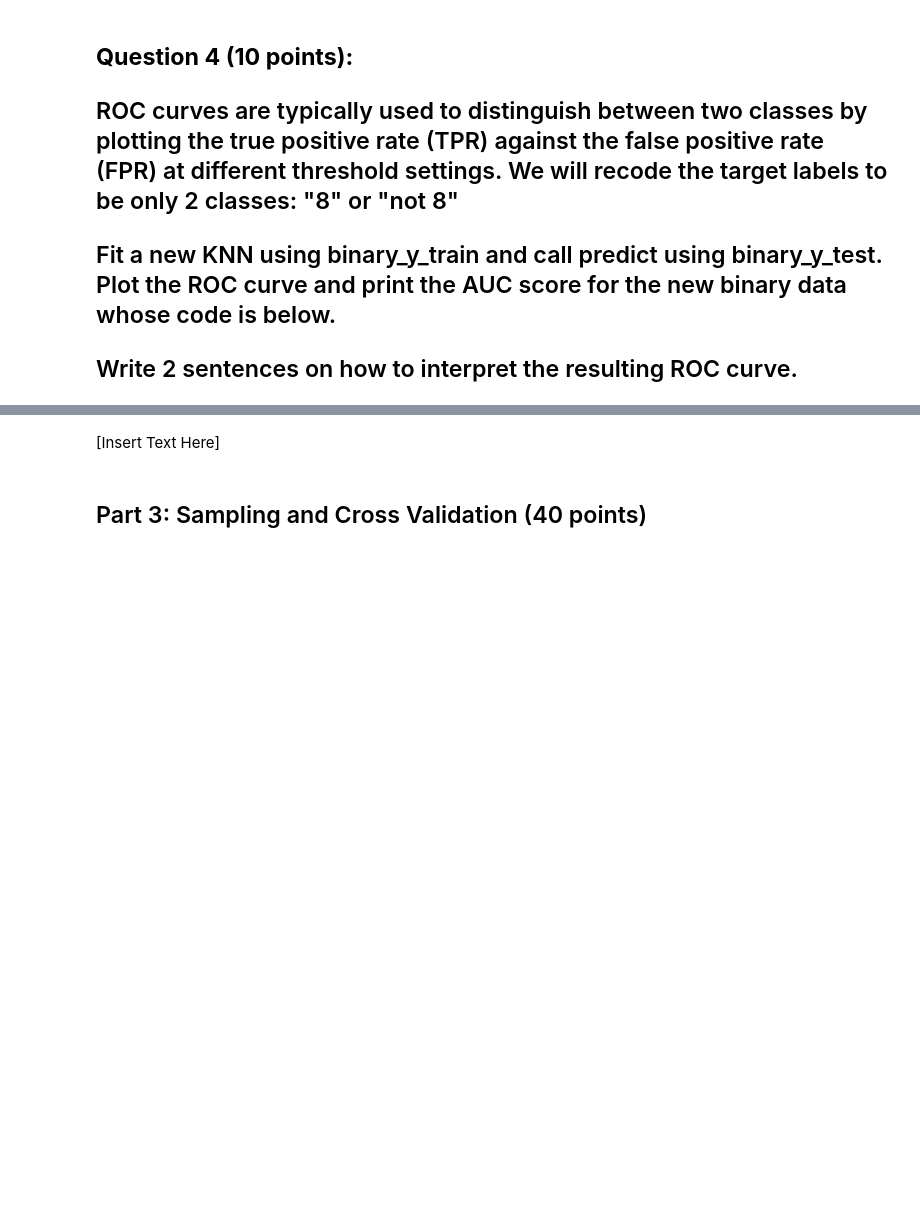
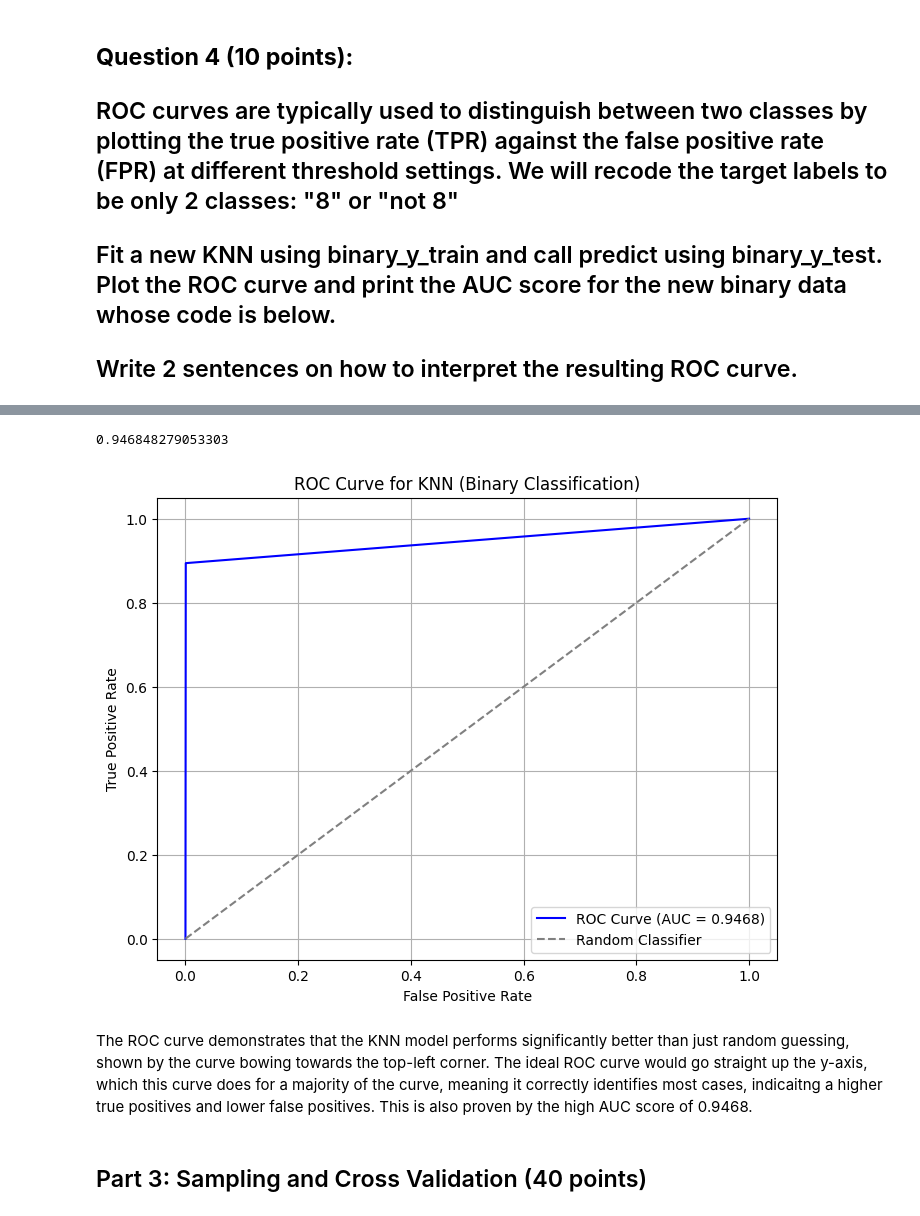
Before and after one commit to tracyhua2/DS3001, a Jupyter notebook: Labs/Lab_2_Machine_Learning_Evaluation.ipynb, the cells around one changed output, grey strips where cells are left out. Cells and saved outputs as stored; diff of their text form; code cells hidden in the pictures; blank space fills up the shorter version.

```diff
--- a/Labs/Lab_2_Machine_Learning_Evaluation.ipynb
+++ b/Labs/Lab_2_Machine_Learning_Evaluation.ipynb
@@ -481,5 +509,28 @@ binary_y_train
-# %% [markdown]
-[Insert Text Here]
+# %%
+model1 = KNeighborsClassifier(n_neighbors=2)
+model1.fit(X_train, binary_y_train)
+y_pred = model1.predict(X_test)
+
+fpr, tpr, thresholds = roc_curve(binary_y_test, y_pred)
+
+auc_score = roc_auc_score(binary_y_test, y_pred)
+auc_score
+# %% [output]
+0.946848279053303
+# %%
+plt.figure(figsize=(8,6))
+plt.plot(fpr, tpr, color='blue', label=f'ROC Curve (AUC = {auc_score:.4f})')
+plt.plot([0, 1], [0, 1], linestyle='--', color='gray', label='Random Classifier')
+plt.xlabel('False Positive Rate')
+plt.ylabel('True Positive Rate')
+plt.title('ROC Curve for KNN (Binary Classification)')
+plt.legend()
+plt.grid()
+plt.show()
+# %% [output]
+[figure, added]
+# %% [markdown]
+The ROC curve demonstrates that the KNN model performs significantly better than just random guessing, shown by the curve bowing towards the top-left corner. The ideal ROC curve would go straight up the y-axis, which this curve does for a majority of the curve, meaning it correctly identifies most cases, indicaitng a higher true positives and lower false positives. This is also proven by the high AUC score of 0.9468.
 # %% [markdown]
 ## Part 3: Sampling and Cross Validation (40 points)
 # %% [markdown]
```
Also changed, not shown: parts of 10 cells of this notebook.
